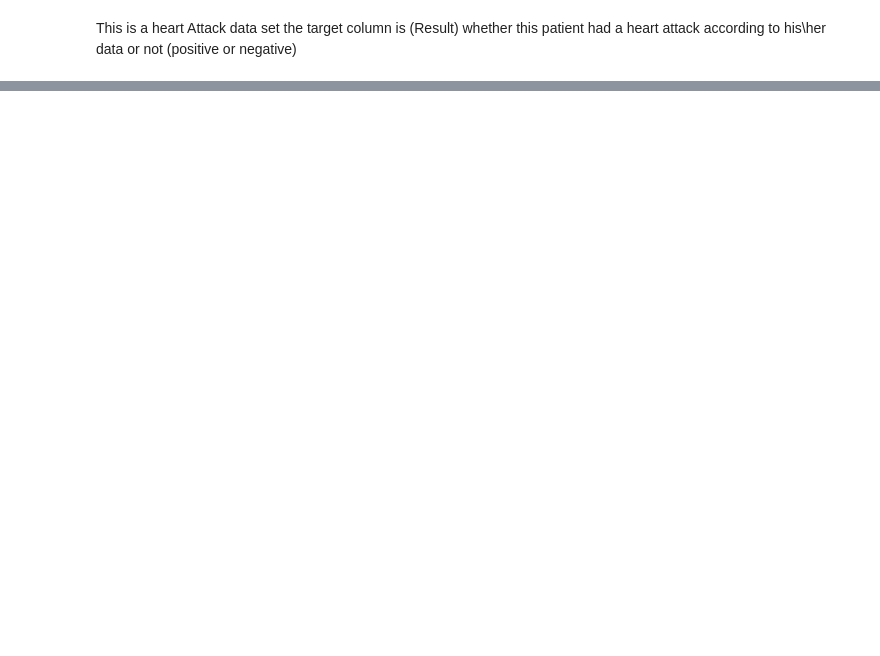
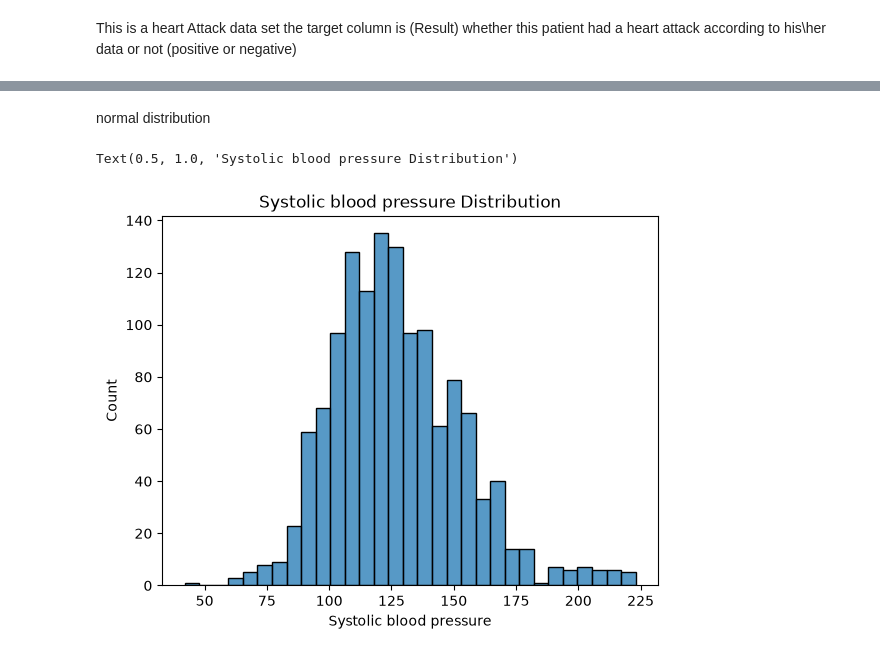
Before and after one commit to Nour-Tamimi/BinXtraining, a Jupyter notebook: IndividualProject/Project.ipynb, the cells around one changed output, grey strips where cells are left out. Cells and saved outputs as stored; diff of their text form; code cells hidden in the pictures; blank space fills up the shorter version.

```diff
--- a/IndividualProject/Project.ipynb
+++ b/IndividualProject/Project.ipynb
@@ -51,0 +78,8 @@ This is a heart Attack data set the target column is (Result) whether this patie
+# %% [markdown]
+normal distribution
+# %%
+sns.histplot(df['Systolic blood pressure'])
+plt.title('Systolic blood pressure Distribution')
+# %% [output]
+Text(0.5, 1.0, 'Systolic blood pressure Distribution')
+[figure, added]
```
Also changed, not shown: parts of 18 cells of this notebook, 5 other files.
